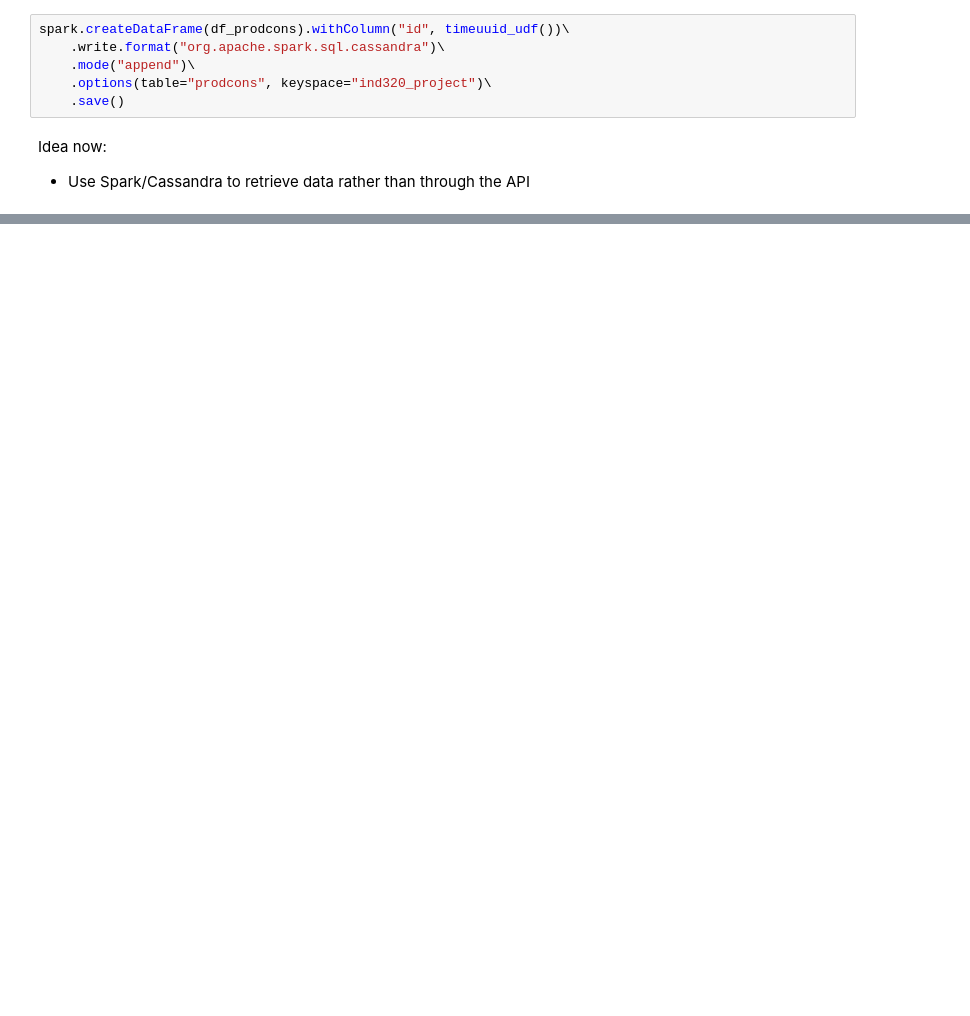
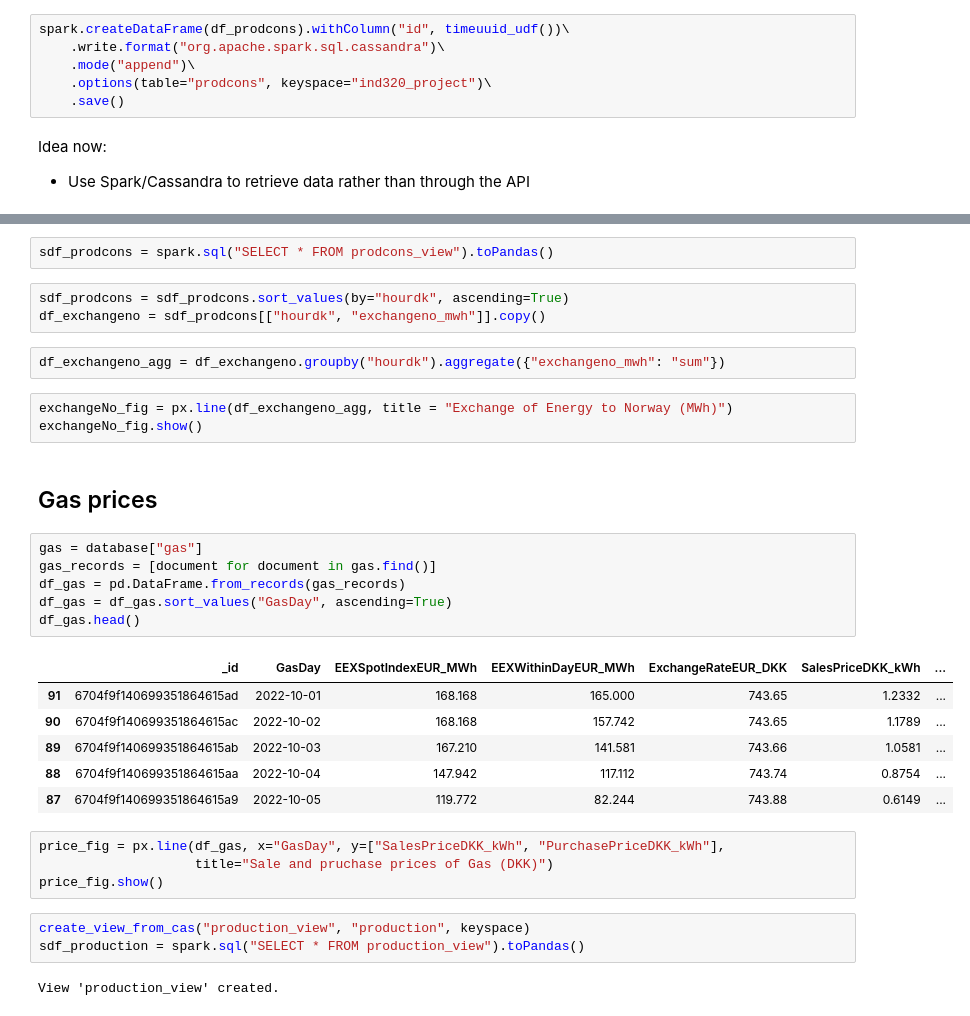
Before and after one commit to aadle/data-to-decision-320, a Jupyter notebook: project_1.ipynb, the cells around one changed output, grey strips where cells are left out. Drawn from its saved outputs; the diff is of its cells as text; blank space fills up the shorter version.

Commit message:
Set up retrieval from Cassandra with Spark. Prepared for final visualization

```diff
--- a/project_1.ipynb
+++ b/project_1.ipynb
@@ -374,0 +364,34 @@ production
+# %%
+sdf_prodcons = spark.sql("SELECT * FROM prodcons_view").toPandas()
+# %%
+sdf_prodcons = sdf_prodcons.sort_values(by="hourdk", ascending=True)
+df_exchangeno = sdf_prodcons[["hourdk", "exchangeno_mwh"]].copy()
+# %%
+df_exchangeno_agg = df_exchangeno.groupby("hourdk").aggregate({"exchangeno_mwh": "sum"})
+# %%
+exchangeNo_fig = px.line(df_exchangeno_agg, title = "Exchange of Energy to Norway (MWh)")
+exchangeNo_fig.show()
+# %% [markdown]
+## Gas prices
+# %%
+gas = database["gas"]
+gas_records = [document for document in gas.find()]
+df_gas = pd.DataFrame.from_records(gas_records)
+df_gas = df_gas.sort_values("GasDay", ascending=True)
+df_gas.head()
+# %% [output]
+|  | _id | GasDay | EEXSpotIndexEUR_MWh | EEXWithinDayEUR_MWh | ExchangeRateEUR_DKK | SalesPriceDKK_kWh | ... |
+| 91 | 6704f9f140699351864615ad | 2022-10-01 | 168.168 | 165.000 | 743.65 | 1.2332 | ... |
+| 90 | 6704f9f140699351864615ac | 2022-10-02 | 168.168 | 157.742 | 743.65 | 1.1789 | ... |
+| 89 | 6704f9f140699351864615ab | 2022-10-03 | 167.210 | 141.581 | 743.66 | 1.0581 | ... |
+| 88 | 6704f9f140699351864615aa | 2022-10-04 | 147.942 | 117.112 | 743.74 | 0.8754 | ... |
+| 87 | 6704f9f140699351864615a9 | 2022-10-05 | 119.772 | 82.244 | 743.88 | 0.6149 | ... |
+# %%
+price_fig = px.line(df_gas, x="GasDay", y=["SalesPriceDKK_kWh", "PurchasePriceDKK_kWh"],
+                    title="Sale and pruchase prices of Gas (DKK)")
+price_fig.show()
+# %%
+create_view_from_cas("production_view", "production", keyspace)
+sdf_production = spark.sql("SELECT * FROM production_view").toPandas()
+# %% [output]
+View 'production_view' created.
```
Also changed, not shown: parts of 26 cells of this notebook.
